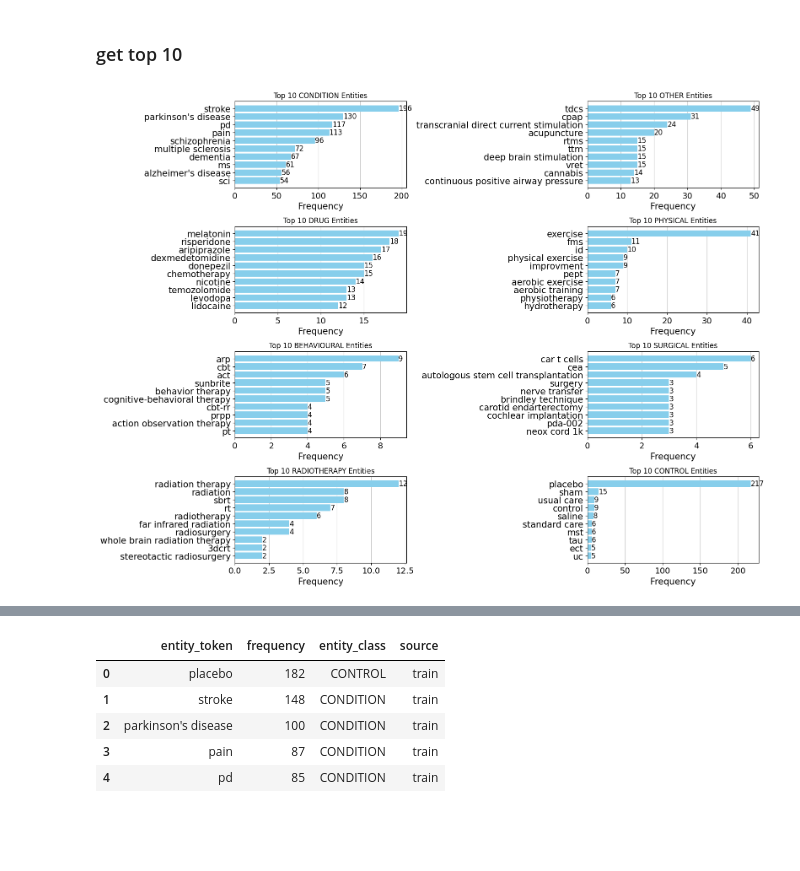
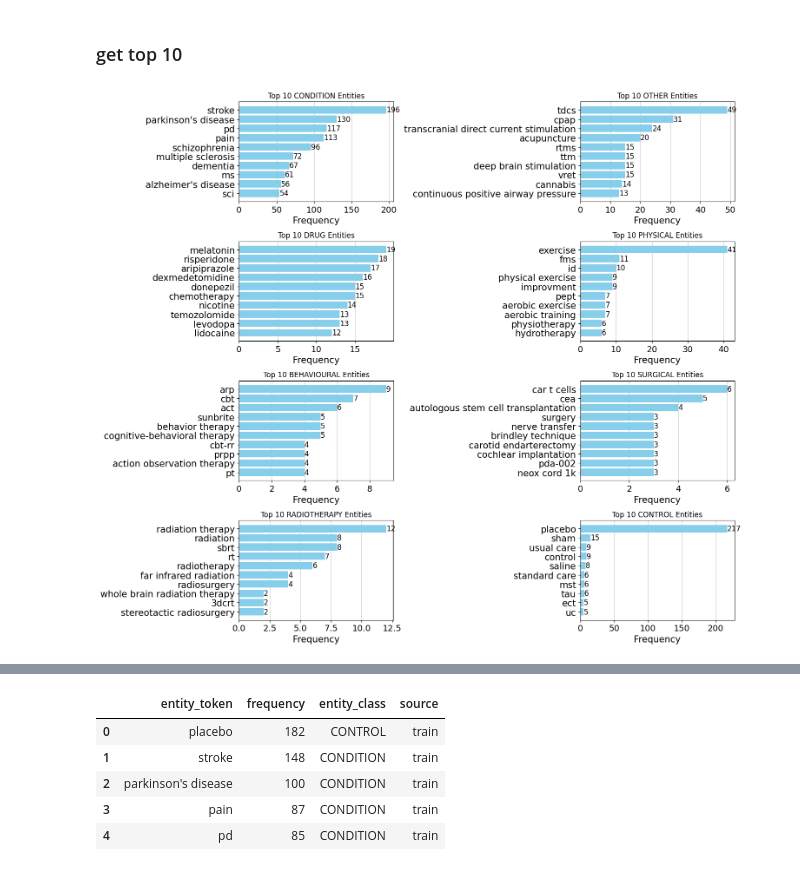
Before and after one commit to Ineichen-Group/NeuroTrialNER, a Jupyter notebook: data/Generate_Corpus_Stats.ipynb, the cells around one changed output, grey strips where cells are left out. Cells and saved outputs as stored; diff of their text form; code cells hidden in the pictures; blank space fills up the shorter version.

```diff
--- a/data/Generate_Corpus_Stats.ipynb
+++ b/data/Generate_Corpus_Stats.ipynb
@@ -386,33 +480,33 @@ def create_bar_chart(ax, data, entity_class, color):
         label_text = f'{int(width)}'
         ax.text(width, bar.get_y() + bar.get_height() / 2, label_text, va='center', fontsize=12, color='black', zorder=2)
 
     ax.tick_params(axis='y', labelrotation=0, labelsize=15)
     ax.tick_params(axis='x', labelsize=14)
     ax.set_title(f'Top 10 {entity_class} Entities', fontsize=12)
 
-fig, axs = plt.subplots(4, 2, figsize=(16, 12))
+fig, axs = plt.subplots(4, 2, figsize=(15, 13))
 
 # Adjust the subplots
 plt.subplots_adjust(left=0.2, wspace=0.3, hspace=0.4)
 
 # Loop through entity classes and create bar charts
 for i, entity_class in enumerate(sort_order):
     # Get top entities for the current class
     top10_entities = get_top(df_all, n=10, entity_class=entity_class)
 
     # Calculate subplot indices
     row = i // 2
     col = i % 2
 
     # Create bar chart for the current entity class and add it to the subplot
     create_bar_chart(axs[row, col], top10_entities, entity_class, color='skyblue')  # Adjust color as needed
 
 
 # Save the combined figure as an image
 plt.tight_layout()
-#plt.savefig("top_10_entities_2x2.pdf")
+plt.savefig("annotated_data/corpus_stats/top_10_ALL_entities_2x2.pdf")
 
 # Show the plot
 plt.show()
 # %% [output]
-[figure, old version]
+[figure, new version]
```
Also changed, not shown: parts of 20 cells of this notebook, 1 other file.
